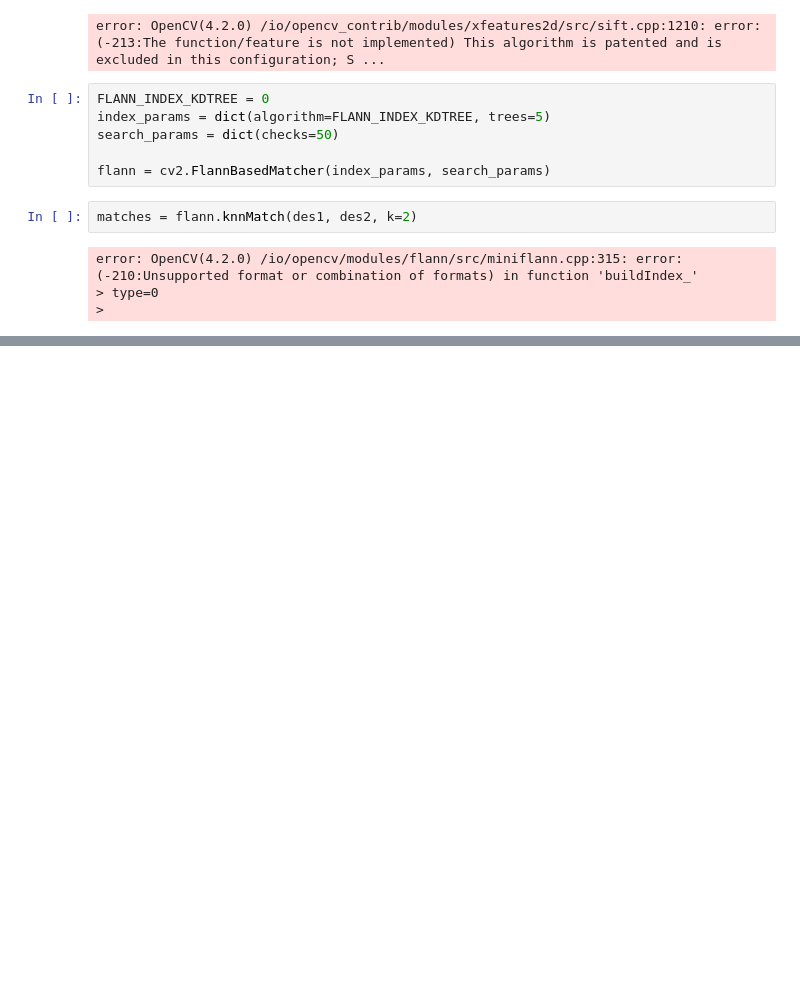
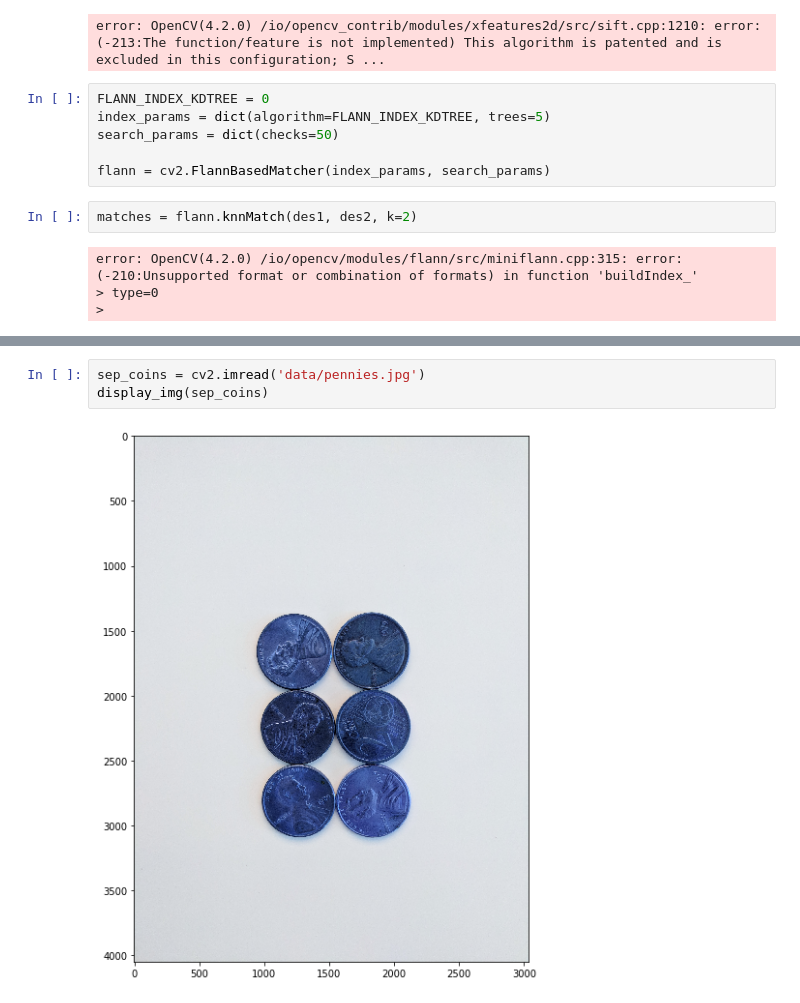
Before and after one commit to fares-ds/Computer_Vision_with_OpenCV_and_TensorFlow, a Jupyter notebook: Object_Detection.ipynb, the cells around one changed output, grey strips where cells are left out. Drawn from its saved outputs; the diff is of its cells as text; blank space fills up the shorter version.

```diff
--- a/Object_Detection.ipynb
+++ b/Object_Detection.ipynb
@@ -397,0 +416,5 @@ error: OpenCV(4.2.0) /io/opencv/modules/flann/src/miniflann.cpp:315: error: (-21
+# %%
+sep_coins = cv2.imread('data/pennies.jpg')
+display_img(sep_coins)
+# %% [output]
+[figure, added]
```
Also changed, not shown: parts of 4 cells of this notebook.
